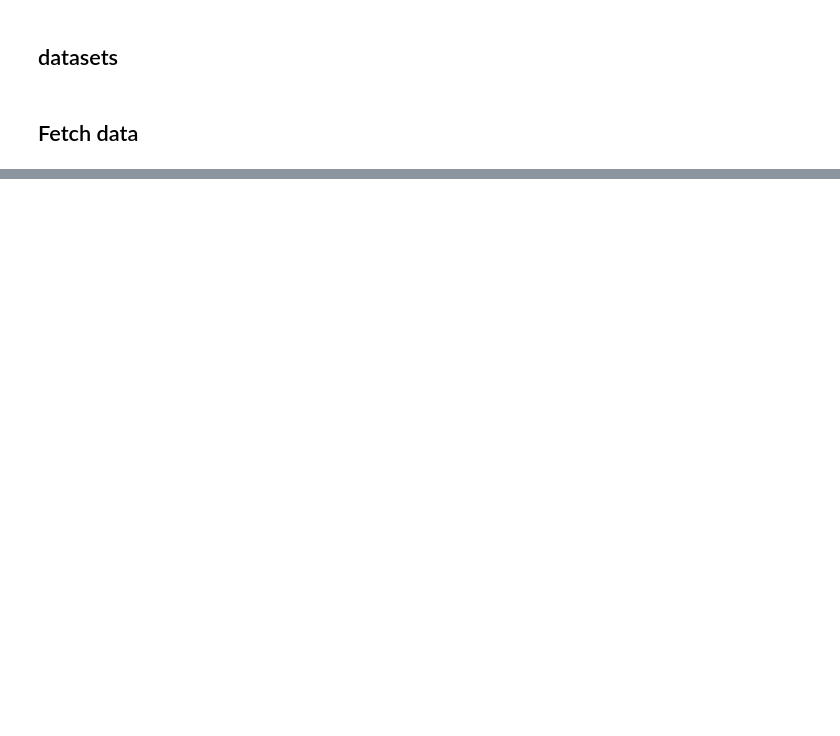
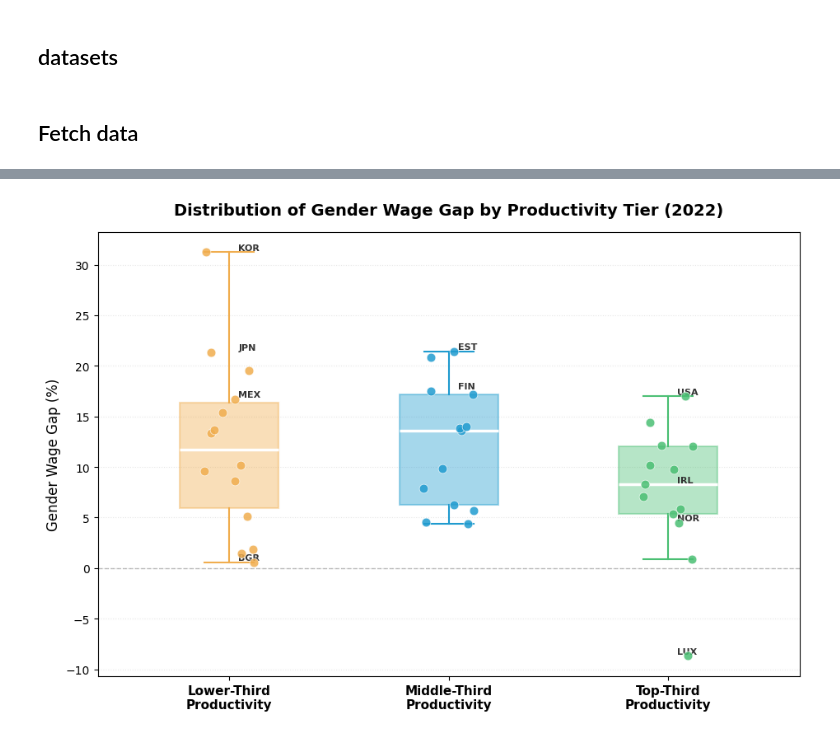
Before and after one commit to OsKaR31415/analyse_de_donnees_projet_1, a Jupyter notebook: report.ipynb, the cells around one changed output, grey strips where cells are left out. Drawn from its saved outputs; the diff is of its cells as text; code cells hidden in the pictures; blank space fills up the shorter version.

```diff
--- a/report.ipynb
+++ b/report.ipynb
@@ -241,0 +222,61 @@ display(df_2022[['REF_AREA', 'GENDER_WAGE_GAP', 'GDPPOP']].sort_values('GDPPOP')
+# %%
+#|label: gwg-by-gdphrs
+
+# Split into terciles based on GDP per hour worked
+df_2022 = DATA[
+    (DATA.TIME_PERIOD == 2022) &
+    (DATA.PROD_MEASURE == 'GDPHRS') &
+    (DATA.PROD_UNIT == 'USD_PPP_H') &
+    (DATA.PRICE_BASE == 'V') &
+    (DATA.REF_AREA != 'OECD')
+    ].copy()
+
+df_2022['Tier'] = pd.qcut(df_2022['PROD_VALUE'], q=3, labels=['Lower-Third', 'Middle-Third', 'Top-Third'])
+
+colors = {'Lower-Third': '#F0AD4E', 'Middle-Third': '#209BCF', 'Top-Third': '#4ABF73'}
+tier_order = ['Lower-Third', 'Middle-Third', 'Top-Third']
+
+fig, ax = plt.subplots(figsize=(11, 7))
+fig.patch.set_facecolor('#F8F8F8')
+ax.set_facecolor('#F8F8F8')
+fig.patch.set_facecolor('white')
+ax.set_facecolor('white')
+
+positions = [1, 2, 3]
+for i, tier in enumerate(tier_order):
+    subset = df_2022[df_2022['Tier'] == tier]['GENDER_WAGE_GAP']
+    ax.boxplot(subset, positions=[positions[i]], widths=0.45,
+               patch_artist=True, showfliers=False,
+               medianprops=dict(color='white', linewidth=2.5),
+               whiskerprops=dict(color=colors[tier], linewidth=1.5),
+               capprops=dict(color=colors[tier], linewidth=1.5),
+               boxprops=dict(facecolor=colors[tier], alpha=0.4, linewidth=1.5, edgecolor=colors[tier]))
+
+    np.random.seed(42)
+    jitter = np.random.uniform(-0.12, 0.12, size=len(subset))
+    ax.scatter(positions[i] + jitter, subset, color=colors[tier],
+               s=60, alpha=0.85, zorder=5, edgecolors='white', linewidths=0.5)
+
+    tier_df = df_2022[df_2022['Tier'] == tier]
+    for _, row in tier_df.iterrows():
+        if row['REF_AREA'] in ['KOR', 'BGR', 'LUX', 'EST', 'JPN', 'IRL', 'NOR', 'MEX', 'FIN', 'USA']:
+            ax.annotate(row['REF_AREA'], (positions[i], row['GENDER_WAGE_GAP']),
+                       textcoords="offset points", xytext=(8, 2),
+                       fontsize=8, color='#333333', fontweight='bold')
+
+ax.set_xticks(positions)
+ax.set_xticklabels(['Lower-Third\nProductivity', 'Middle-Third\nProductivity', 'Top-Third\nProductivity'],
+                   fontsize=11, fontweight='bold')
+ax.set_ylabel('Gender Wage Gap (%)', fontsize=12)
+ax.set_title('Distribution of Gender Wage Gap by Productivity Tier (2022)',
+             fontsize=14, fontweight='bold', pad=15)
+ax.axhline(y=0, color='gray', linestyle='--', alpha=0.5, linewidth=1)
+ax.grid(axis='y', alpha=0.3, linestyle=':')
+ax.set_xlim(0.4, 3.6)
+
+#patches = [mpatches.Patch(facecolor=colors[t], alpha=0.6, edgecolor=colors[t], label=t) for t in tier_order]
+#ax.legend(handles=patches, loc='upper right', fontsize=9, framealpha=0.7)
+#plt.tight_layout()
+plt.show()
+# %% [output]
+[figure, added]
```
Also changed, not shown: parts of 15 cells of this notebook.
